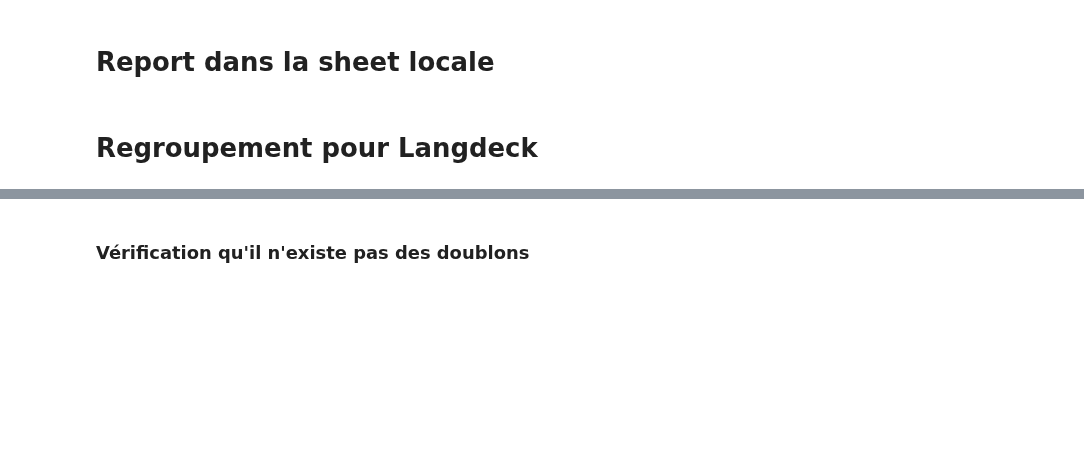
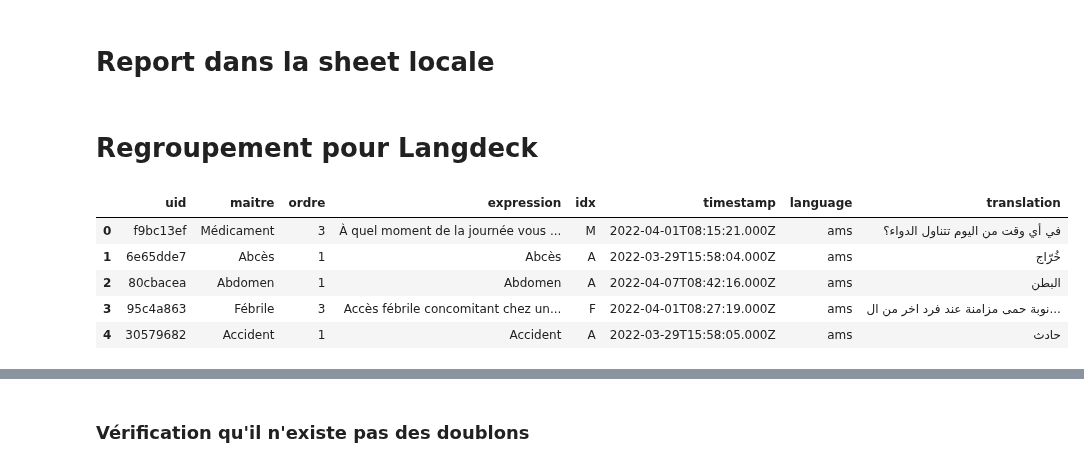
Before and after one commit to gretiere545/corpus, a Jupyter notebook: corpus_sync_airtable.ipynb, the cells around one changed output, grey strips where cells are left out. Drawn from its saved outputs; the diff is of its cells as text; code cells hidden in the pictures; blank space fills up the shorter version.

```diff
--- a/corpus_sync_airtable.ipynb
+++ b/corpus_sync_airtable.ipynb
@@ -298,5 +323,14 @@ df_langdeck.rename(columns={"UID":"uid","Proposition":"expression","idx_cor":"id
 # https://stackoverflow.com/questions/28654047/convert-columns-into-rows-with-pandas
 df2 = pd.melt(df_langdeck, id_vars=["uid", "maitre","ordre","expression","idx","timestamp"],
                   var_name="language", value_name="translation")
+# %%
+df2.head()
+# %% [output]
+|  | uid | maitre | ordre | expression | idx | timestamp | language | translation |
+| 0 | f9bc13ef | Médicament | 3 | À quel moment de la journée vous ... | M | 2022-04-01T08:15:21.000Z | ams | في أي وقت من اليوم تتناول الدواء؟ |
+| 1 | 6e65dde7 | Abcès | 1 | Abcès | A | 2022-03-29T15:58:04.000Z | ams | خُرّاج |
+| 2 | 80cbacea | Abdomen | 1 | Abdomen | A | 2022-04-07T08:42:16.000Z | ams | البطن |
+| 3 | 95c4a863 | Fébrile | 3 | Accès fébrile concomitant chez un... | F | 2022-04-01T08:27:19.000Z | ams | نوبة حمى مزامنة عند فرد اخر من ال... |
+| 4 | 30579682 | Accident | 1 | Accident | A | 2022-03-29T15:58:05.000Z | ams | حادث |
 # %%
 #https://stackoverflow.com/questions/60393668/pandas-generate-unique-id-based-on-row-values
```
Also changed, not shown: parts of 22 cells of this notebook.
